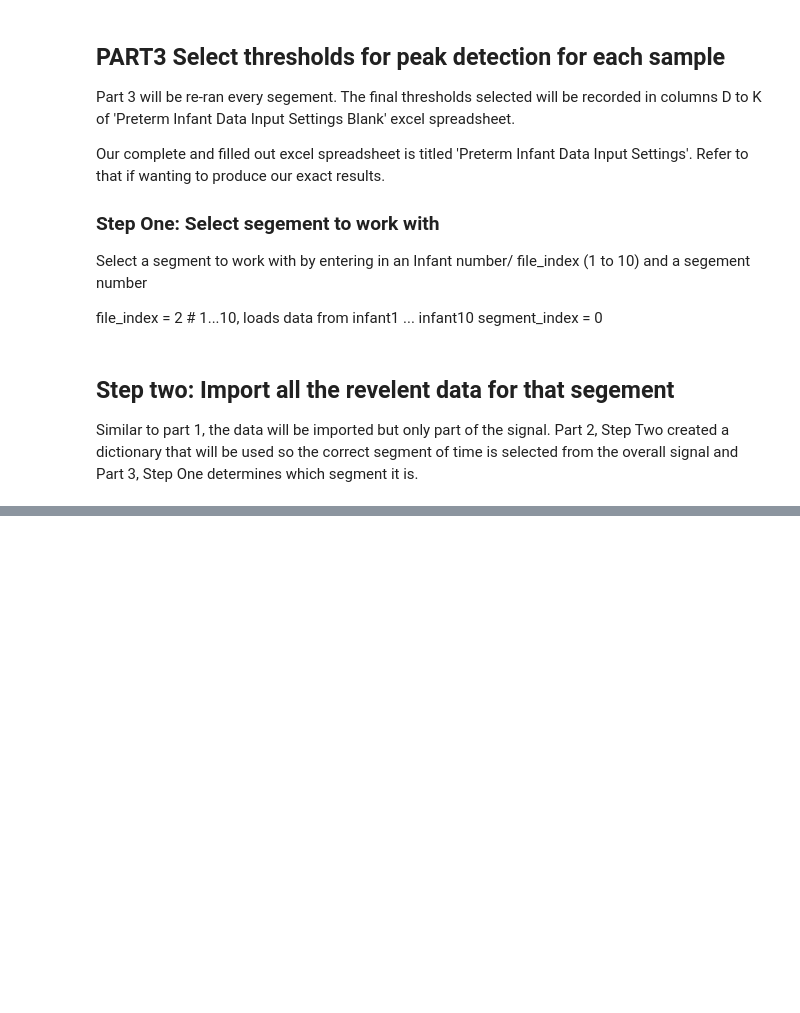
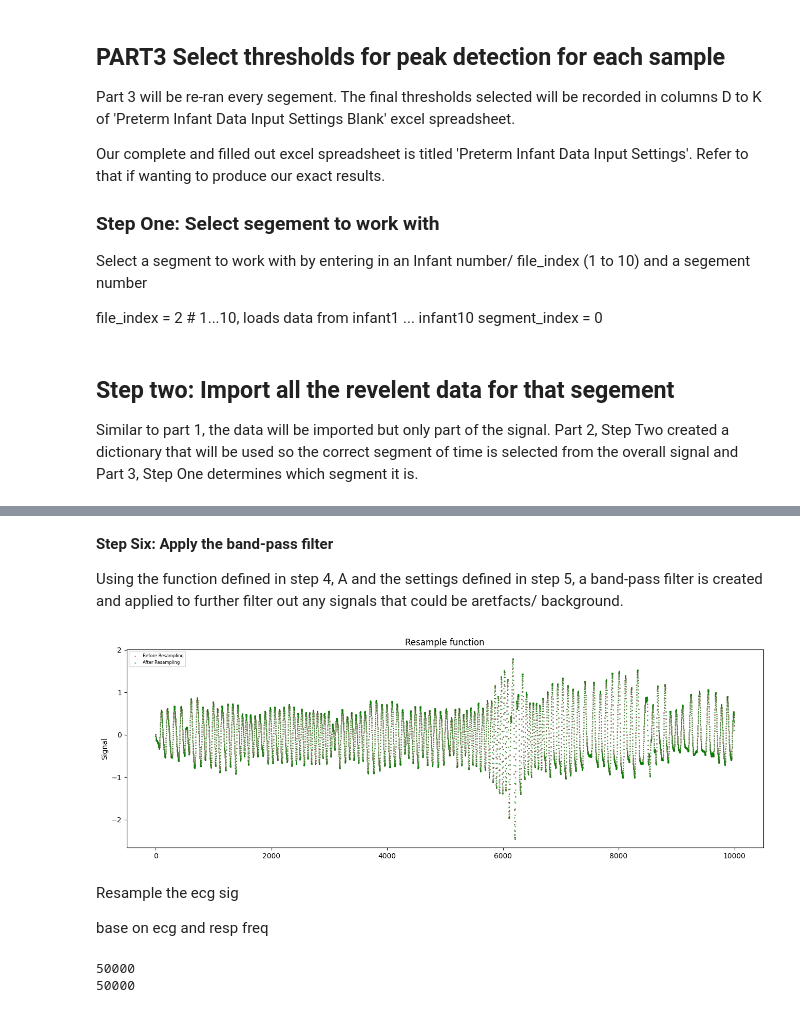
Before and after one commit to FlynnCao/WOA7015-EDA, a Jupyter notebook: main.ipynb, the cells around one changed output, grey strips where cells are left out. Saved outputs shown, nothing was run; the diff lists cells and outputs as text; code cells hidden in the pictures; blank space fills up the shorter version.

```diff
--- a/main.ipynb
+++ b/main.ipynb
@@ -211,0 +602,12 @@ NameError: name 'load_waveforms' is not defined
+# %%
+freq_lo_ecg = 20
+freq_hi_ecg = 125 # if is 1 or 5, use 120
+freq_lo_resp = 0.5
+freq_hi_resp = 5 # 5
+# %% [markdown]
+**Step Six: Apply the band-pass filter**
+
+Using the function defined in step 4, A and the settings defined in step 5, a band-pass filter is created and applied to further filter out any signals that could be aretfacts/ background.
+# %%
+x_ecg_filt  = bp_filter(x_ecg, fs_ecg, freq_lo_ecg, freq_hi_ecg)
+x_resp_filt = bp_filter(x_resp, fs_resp, freq_lo_resp, freq_hi_resp)
@@ -211,0 +617,28 @@ NameError: name 'load_waveforms' is not defined
+# %%
+testresp=x_resp_filt
+plt.figure(figsize=(16,5))
+time=np.arange(2*len(testresp),step=2)
+plt.scatter(time, testresp, color = 'hotpink',s=1,label='Before Resampling')
+#plt.scatter(time_resp, x_resp, color = '#88c999')
+i=np.array(testresp)
+res=processing.resample_sig(i,fs=500,fs_target=1000)
+plt.ylabel("Signal")
+time=np.arange(2*len(testresp))
+plt.scatter(time, res[0], color = 'green',s=1,alpha=0.5,label='After Resampling')
+plt.legend(labels=["Before Resampling","After Resampling"],loc="upper left",fontsize=6)
+plt.title("Resample function")
+plt.show()
+# %% [output]
+[figure, added]
+# %% [markdown]
+Resample the ecg sig
+
+base on ecg and resp freq
+# %%
+x_resp_filt=processing.resample_sig(x_resp_filt,fs=50,fs_target=500)[0]
+x_ecg=x_ecg_filt
+print(len(x_resp_filt))
+print(len(x_ecg))
+# %% [output]
+50000
+50000
```
Also changed, not shown: parts of 39 cells of this notebook, 3 other files.
